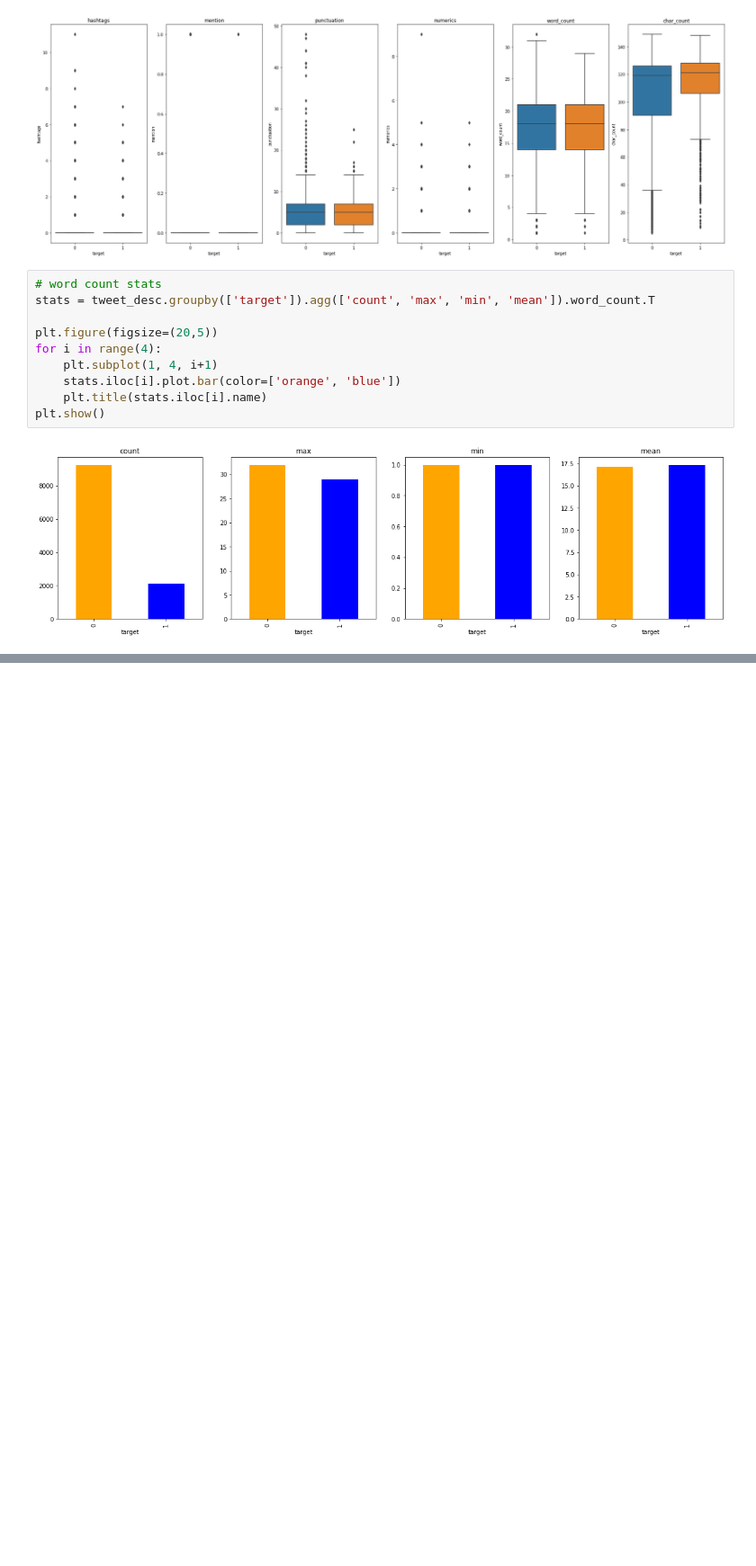
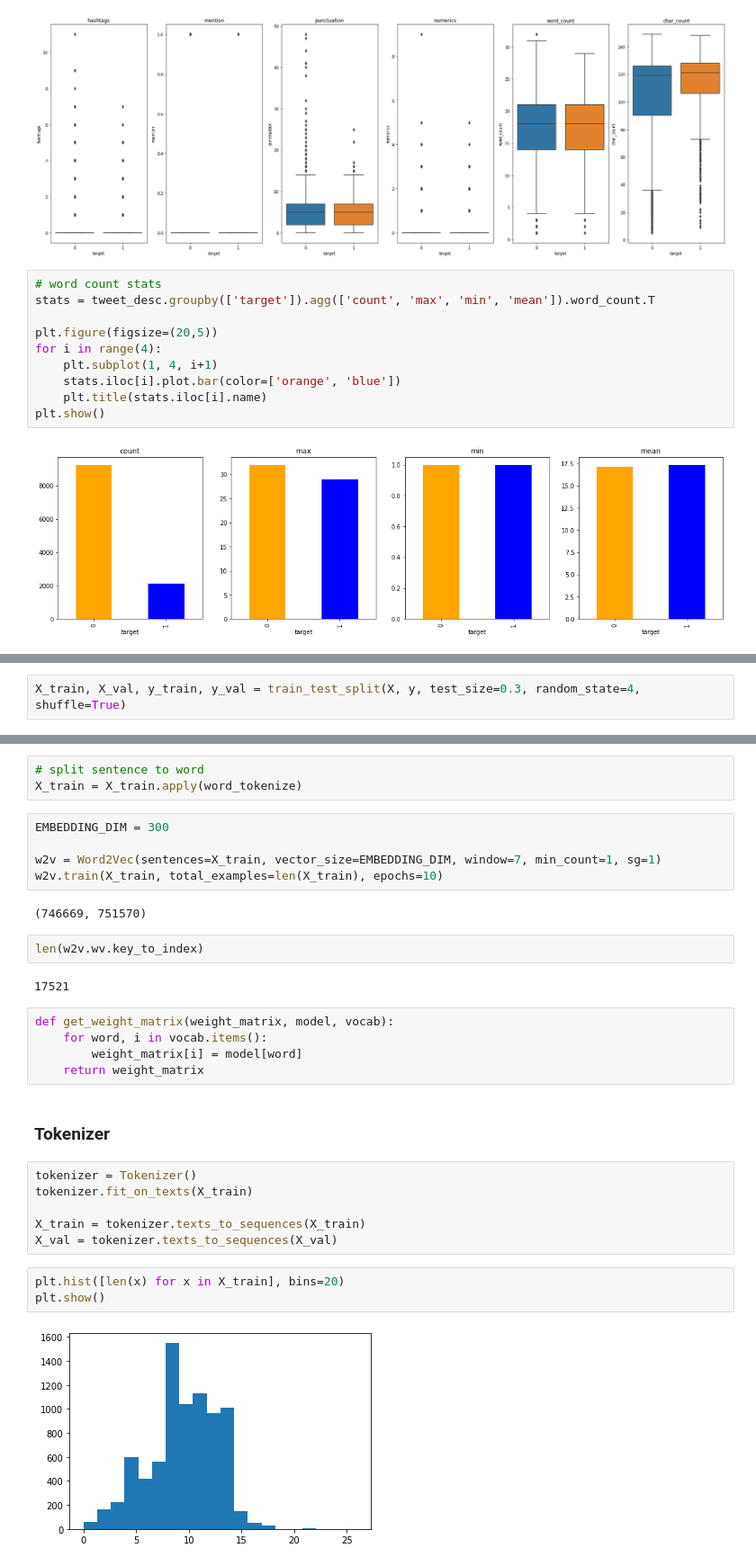
Before and after one commit to risqi-r/mltensorflow-final-project, a Jupyter notebook: final-project.ipynb, the cells around one changed output, grey strips where cells are left out. Shown at 90% size. Drawn from its saved outputs; the diff is of its cells as text; blank space fills up the shorter version.

Commit message:
Model Template (Done: EDA & Preprocessing Data)

```diff
--- a/final-project.ipynb
+++ b/final-project.ipynb
@@ -245,0 +255,2 @@ plt.show()
+# %%
+X_train, X_val, y_train, y_val = train_test_split(X, y, test_size=0.3, random_state=4, shuffle=True)
@@ -245,0 +259,32 @@ plt.show()
+# %%
+# split sentence to word
+X_train = X_train.apply(word_tokenize)
+# %%
+EMBEDDING_DIM = 300
+
+w2v = Word2Vec(sentences=X_train, vector_size=EMBEDDING_DIM, window=7, min_count=1, sg=1)
+w2v.train(X_train, total_examples=len(X_train), epochs=10)
+# %% [output]
+(746669, 751570)
+# %%
+len(w2v.wv.key_to_index)
+# %% [output]
+17521
+# %%
+def get_weight_matrix(weight_matrix, model, vocab):
+    for word, i in vocab.items():
+        weight_matrix[i] = model[word]
+    return weight_matrix
+# %% [markdown]
+### Tokenizer
+# %%
+tokenizer = Tokenizer()
+tokenizer.fit_on_texts(X_train)
+
+X_train = tokenizer.texts_to_sequences(X_train)
+X_val = tokenizer.texts_to_sequences(X_val)
+# %%
+plt.hist([len(x) for x in X_train], bins=20)
+plt.show()
+# %% [output]
+[figure, added]
```
Also changed, not shown: parts of 14 cells of this notebook.
